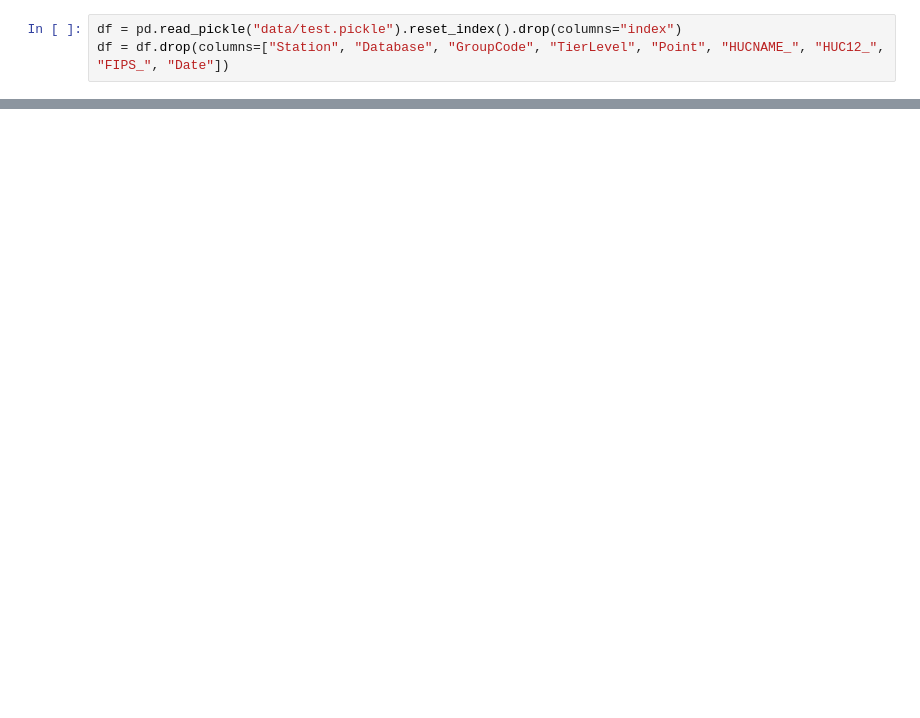
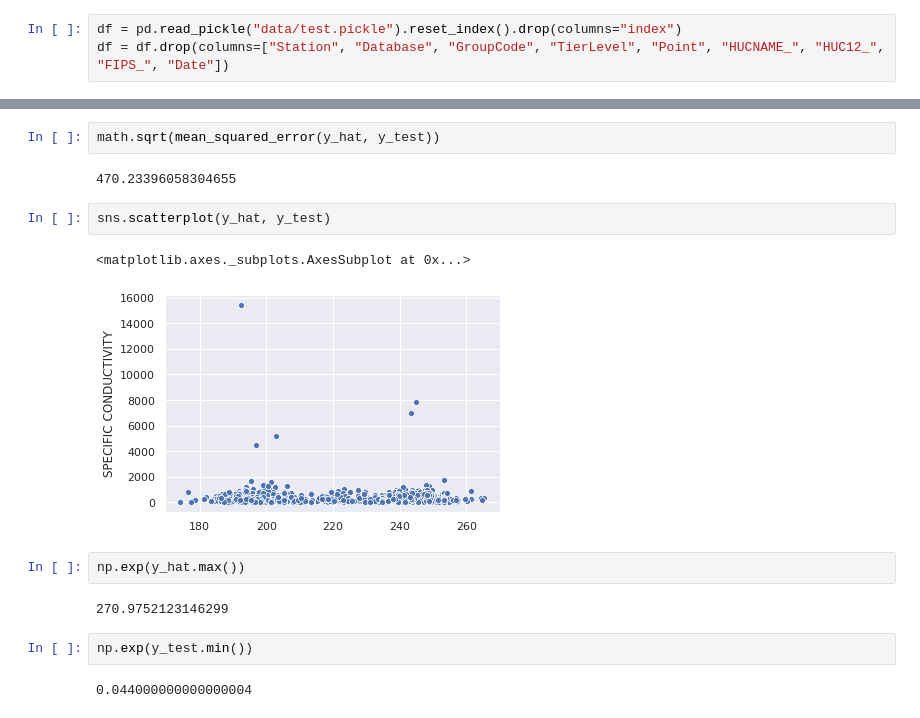
Before and after one commit to coreyryanhanson/hackthebay, a Jupyter notebook: modeling.ipynb, the cells around one changed output, grey strips where cells are left out. Cells and saved outputs as stored; diff of their text form; blank space fills up the shorter version.

```diff
--- a/modeling.ipynb
+++ b/modeling.ipynb
@@ -94,0 +86,17 @@ X_train, y_train, X_test, y_test = train_test_split(X, y, test_size=.2, random_s
+# %%
+math.sqrt(mean_squared_error(y_hat, y_test))
+# %% [output]
+470.23396058304655
+# %%
+sns.scatterplot(y_hat, y_test)
+# %% [output]
+<matplotlib.axes._subplots.AxesSubplot at 0x...>
+[figure, added]
+# %%
+np.exp(y_hat.max())
+# %% [output]
+270.9752123146299
+# %%
+np.exp(y_test.min())
+# %% [output]
+0.044000000000000004
```
Also changed, not shown: parts of 11 cells of this notebook, 2 other files.
